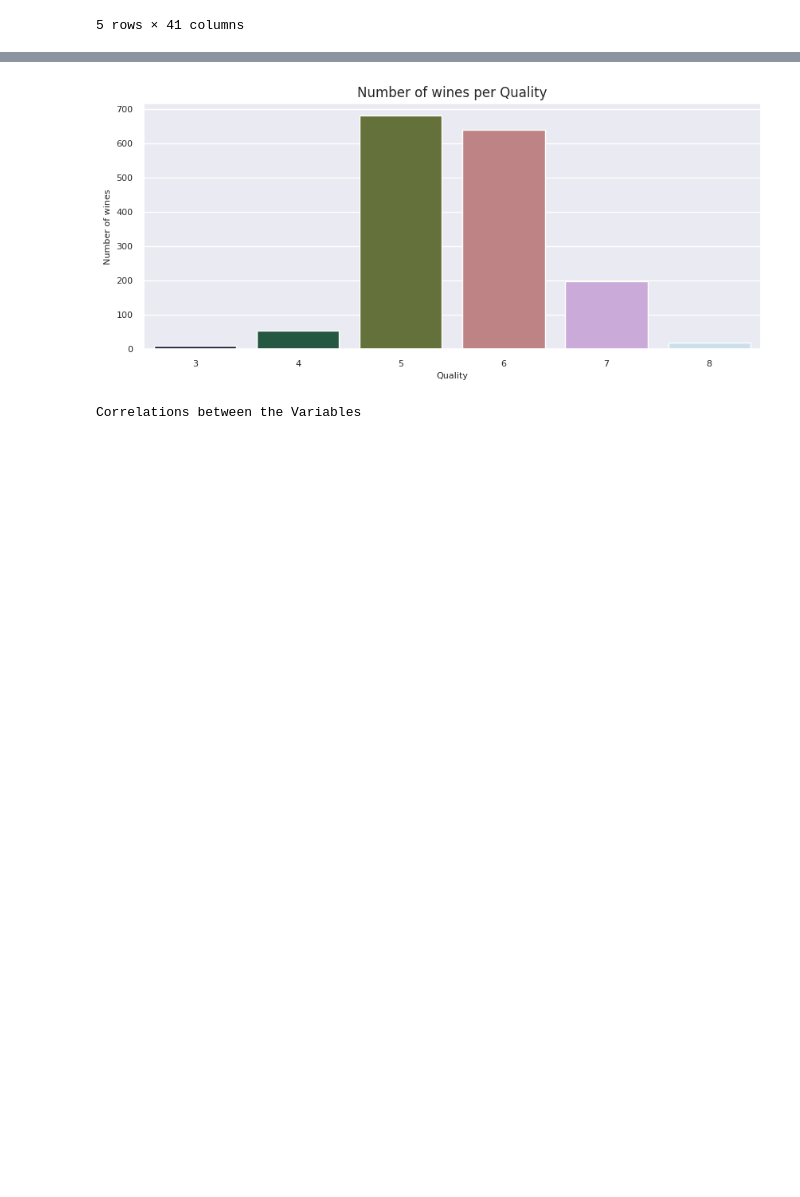
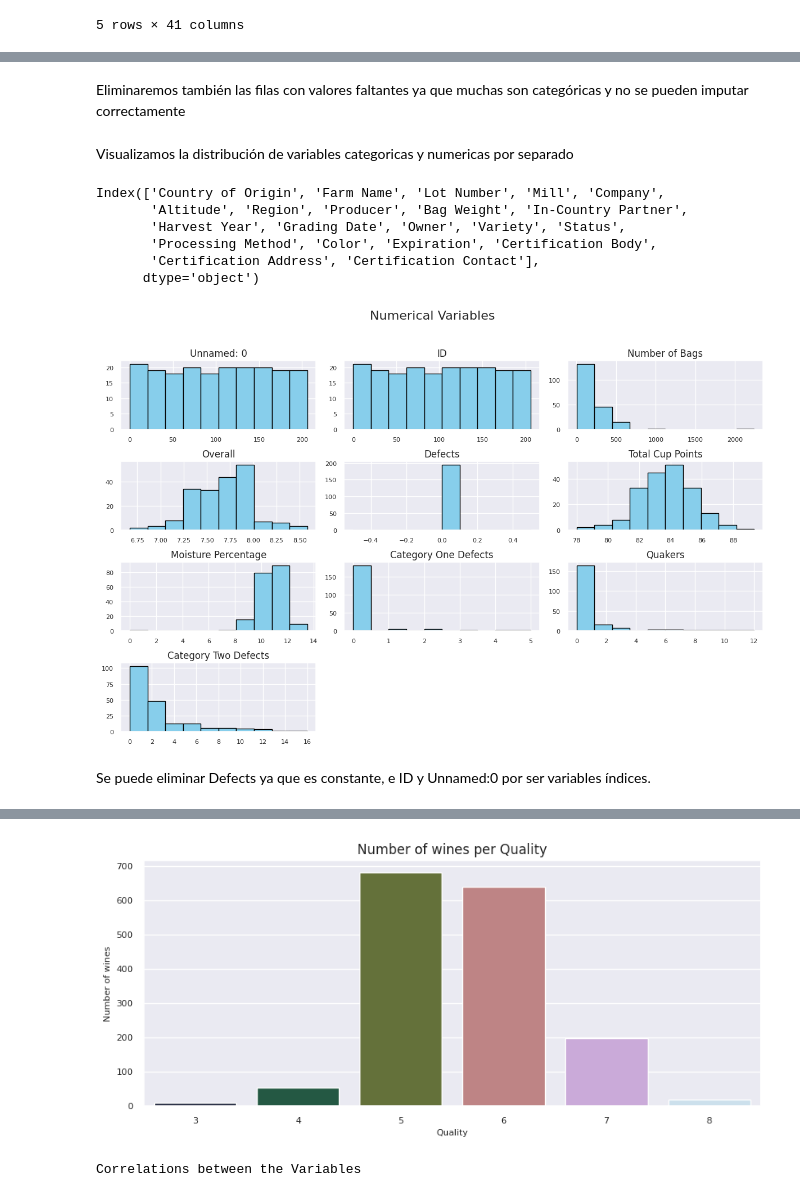
Before and after one commit to TBEverett/CoffeeQualityPrediction, a Jupyter notebook: CoffeePredictionSVM.ipynb, the cells around one changed output, grey strips where cells are left out. Saved outputs shown, nothing was run; the diff lists cells and outputs as text; code cells hidden in the pictures; blank space fills up the shorter version.

```diff
--- a/CoffeePredictionSVM.ipynb
+++ b/CoffeePredictionSVM.ipynb
@@ -161,13 +130,0 @@ plt.tight_layout()
-# %%
-#hist = wine_df.boxplot(figsize=(12,6))#make a histogram of each variable
-#plt.tight_layout()
-
-fig, ax = plt.subplots(figsize=(9,12), nrows=4, ncols=3)
-counter = 0
-for column in wine_df.columns:
-  j = counter//4; i = counter%4;
-  sns.boxplot(x = column, data = wine_df,ax=ax[i,j])
-  ax[i,j].set_ylabel(column.capitalize()) # Y label
-  counter +=1
-plt.tight_layout()
-plt.show()
@@ -175,0 +133,42 @@ plt.show()
+# %%
+df = df.drop(["ICO Number"],axis=1)
+# %% [markdown]
+Eliminaremos también las filas con valores faltantes ya que muchas son categóricas y no se pueden imputar correctamente
+# %%
+df = df.dropna(axis=0)
+# %% [markdown]
+Visualizamos la distribución de variables categoricas y numericas por separado
+# %%
+numerical_columns = df.select_dtypes(include='number').columns
+categorical_columns = df.select_dtypes(include='object').columns
+categorical_columns
+# %% [output]
+Index(['Country of Origin', 'Farm Name', 'Lot Number', 'Mill', 'Company',
+       'Altitude', 'Region', 'Producer', 'Bag Weight', 'In-Country Partner',
+       'Harvest Year', 'Grading Date', 'Owner', 'Variety', 'Status',
+       'Processing Method', 'Color', 'Expiration', 'Certification Body',
+       'Certification Address', 'Certification Contact'],
+      dtype='object')
+# %%
+
+df_numeric = df[numerical_columns]
+
+fig, ax = plt.subplots(4,3,figsize=(12,8))
+fig.suptitle("Numerical Variables", fontsize=16)
+ax = ax.flatten()
+
+# Plot a histogram for each column
+for i, col in enumerate(df_numeric.columns):
+    ax[i].hist(df_numeric[col], bins=10, color='skyblue', edgecolor='black')
+    ax[i].set_title(col)
+
+# Hide any remaining empty subplots
+for j in range(len(df_numeric.columns), len(ax)):
+    fig.delaxes(ax[j])
+
+plt.tight_layout(rect=[0, 0, 1, 0.95])  # Adjust layout to make room for title
+plt.show()
+# %% [output]
+[figure, added]
+# %% [markdown]
+Se puede eliminar Defects ya que es constante, e ID y Unnamed:0 por ser variables índices.
```
Also changed, not shown: parts of 20 cells of this notebook.
